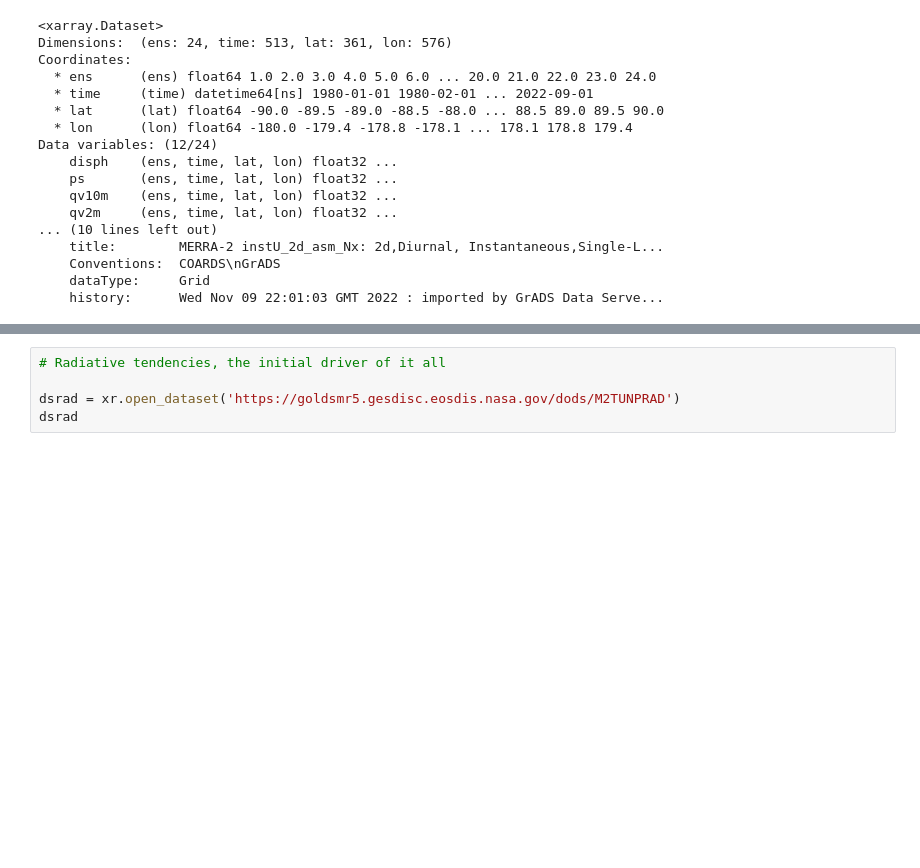
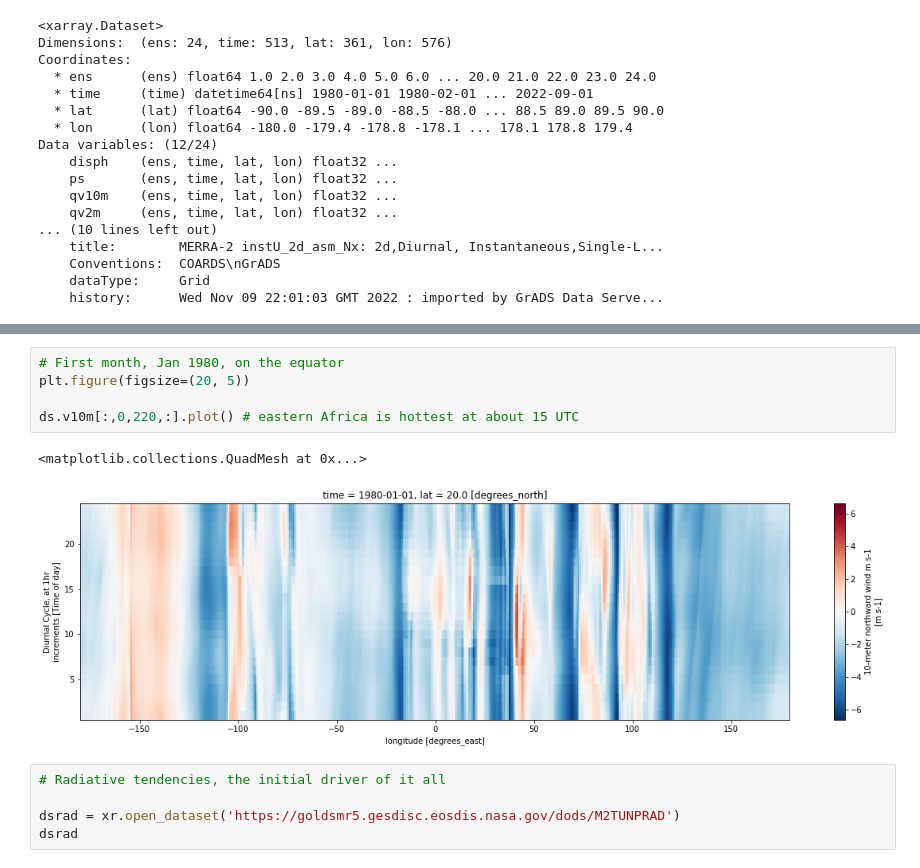
Before and after one commit to ATMOcanes/ATM651, a Jupyter notebook: Files_unsorted/Diurnal_MERRA2_xarray.ipynb, the cells around one changed output, grey strips where cells are left out. Cells and saved outputs as stored; diff of their text form; blank space fills up the shorter version.

```diff
--- a/Files_unsorted/Diurnal_MERRA2_xarray.ipynb
+++ b/Files_unsorted/Diurnal_MERRA2_xarray.ipynb
@@ -42,3 +45,11 @@ ds.t2m[:,0,220,:].plot() # eastern Africa is hottest at about 15 UTC
+# %%
+# First month, Jan 1980, on the equator
+plt.figure(figsize=(20, 5))
+
+ds.v10m[:,0,220,:].plot() # eastern Africa is hottest at about 15 UTC
+# %% [output]
+<matplotlib.collections.QuadMesh at 0x...>
+[figure, added]
 # %%
 # Radiative tendencies, the initial driver of it all
 
```
Also changed, not shown: parts of 2 cells of this notebook, 7 other files.
